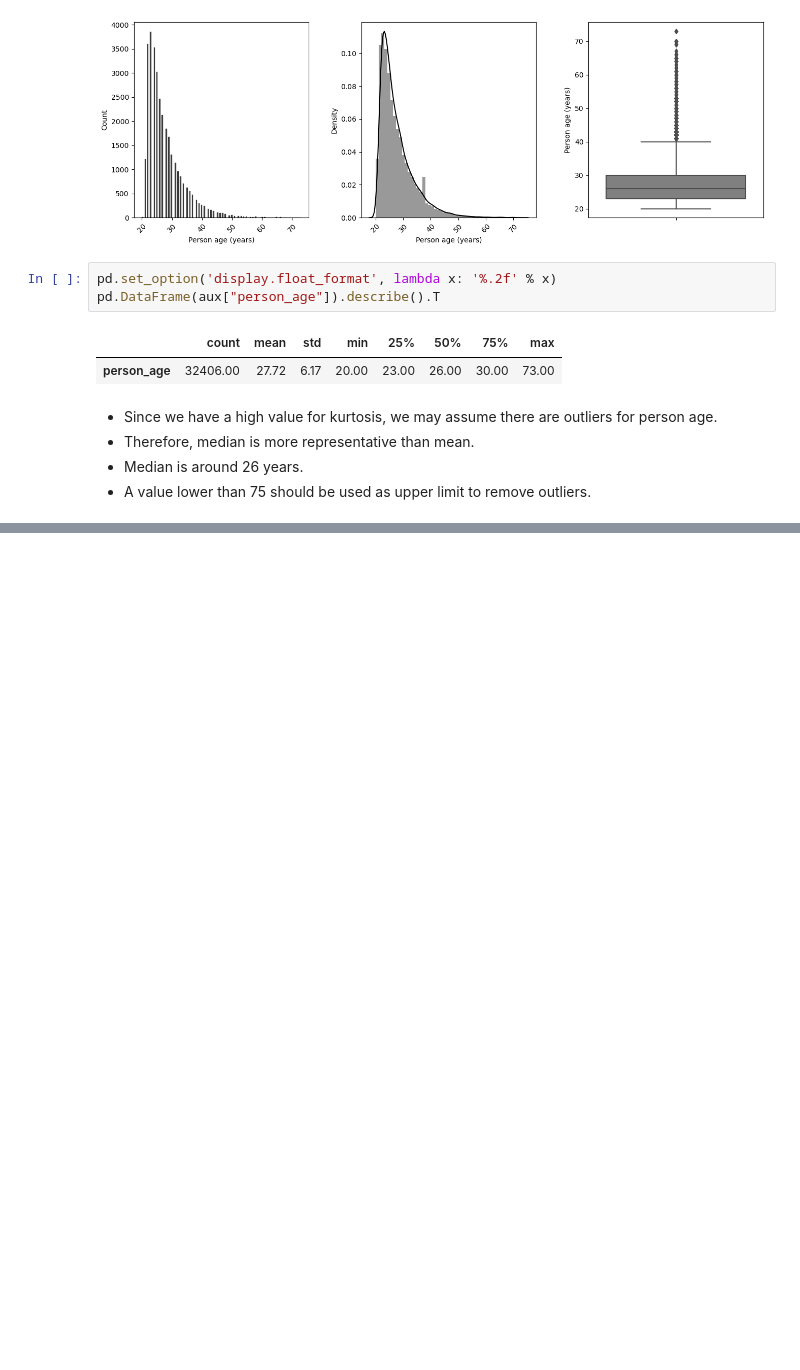
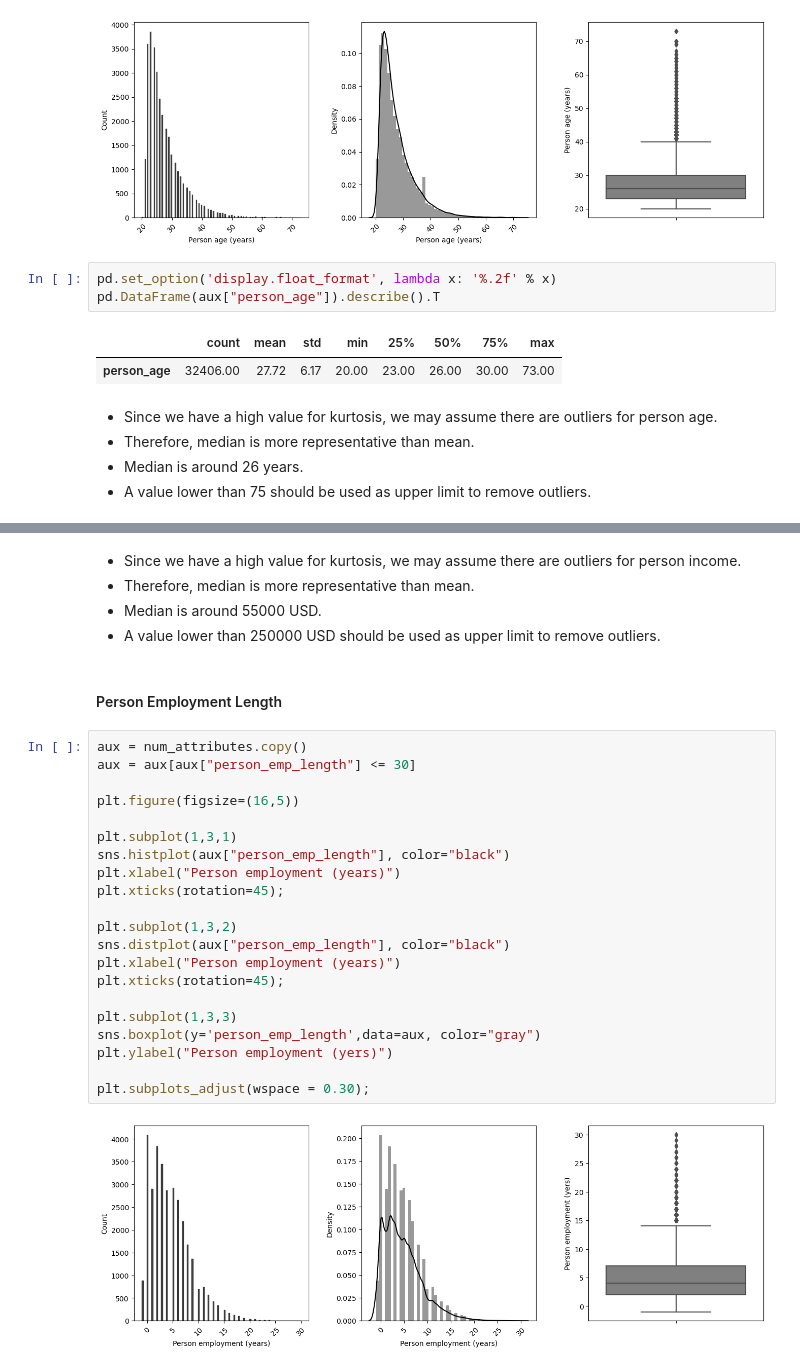
Before and after one commit to lucasquemelli/credit_risk_assessment, a Jupyter notebook: credit_risk_assessment.ipynb, the cells around one changed output, grey strips where cells are left out. Saved outputs shown, nothing was run; the diff lists cells and outputs as text; blank space fills up the shorter version.

```diff
--- a/credit_risk_assessment.ipynb
+++ b/credit_risk_assessment.ipynb
@@ -341,0 +373,30 @@ pd.DataFrame(aux["person_age"]).describe().T
+# %% [markdown]
+- Since we have a high value for kurtosis, we may assume there are outliers for person income.
+- Therefore, median is more representative than mean.
+- Median is around 55000 USD.
+- A value lower than 250000 USD should be used as upper limit to remove outliers.
+# %% [markdown]
+#### Person Employment Length
+# %%
+aux = num_attributes.copy()
+aux = aux[aux["person_emp_length"] <= 30]
+
+plt.figure(figsize=(16,5))
+
+plt.subplot(1,3,1)
+sns.histplot(aux["person_emp_length"], color="black")
+plt.xlabel("Person employment (years)")
+plt.xticks(rotation=45);
+
+plt.subplot(1,3,2)
+sns.distplot(aux["person_emp_length"], color="black")
+plt.xlabel("Person employment (years)")
+plt.xticks(rotation=45);
+
+plt.subplot(1,3,3)
+sns.boxplot(y='person_emp_length',data=aux, color="gray")
+plt.ylabel("Person employment (yers)")
+
+plt.subplots_adjust(wspace = 0.30);
+# %% [output]
+[figure, added]
```
Also changed, not shown: parts of 5 cells of this notebook.
